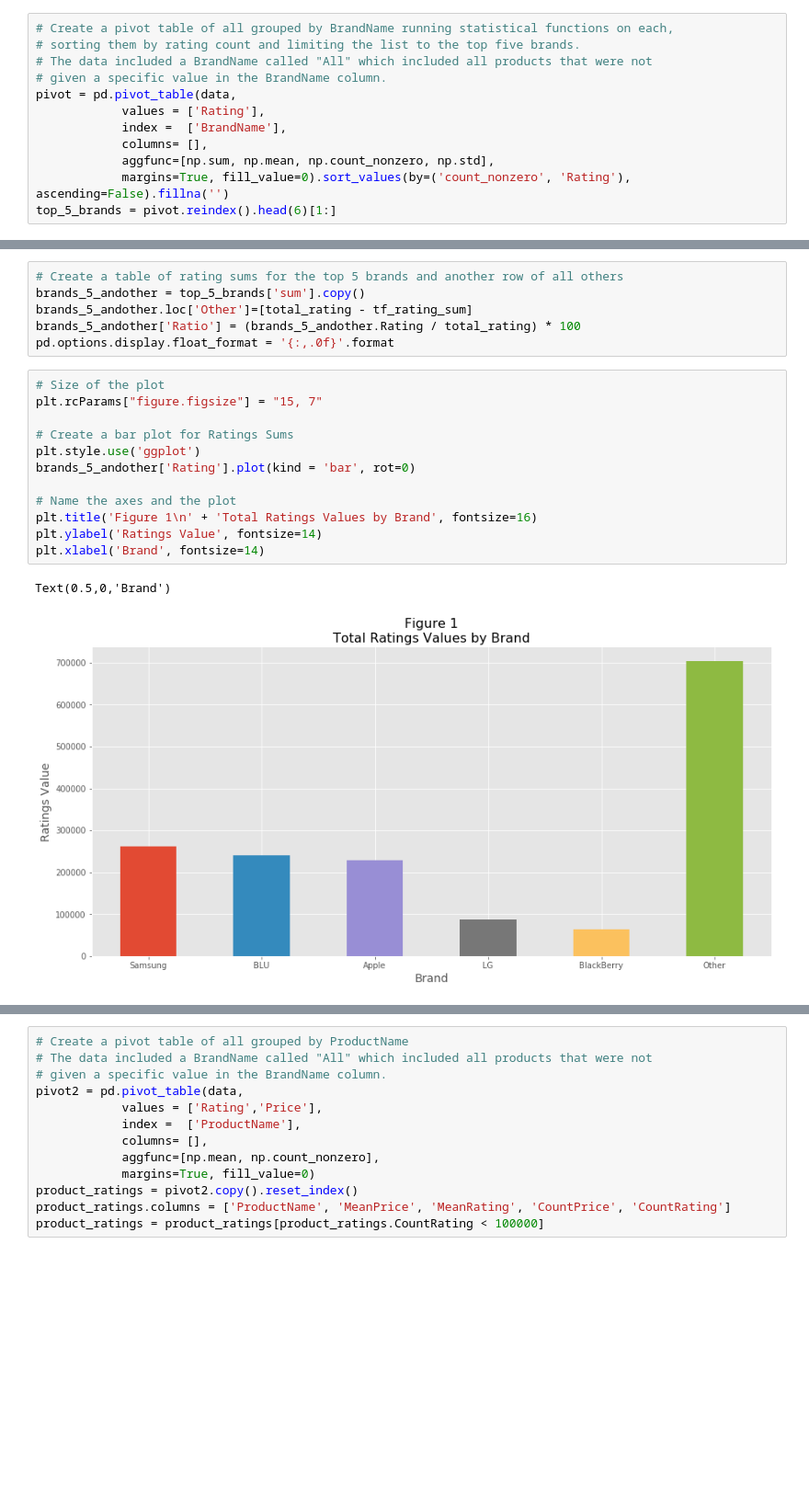
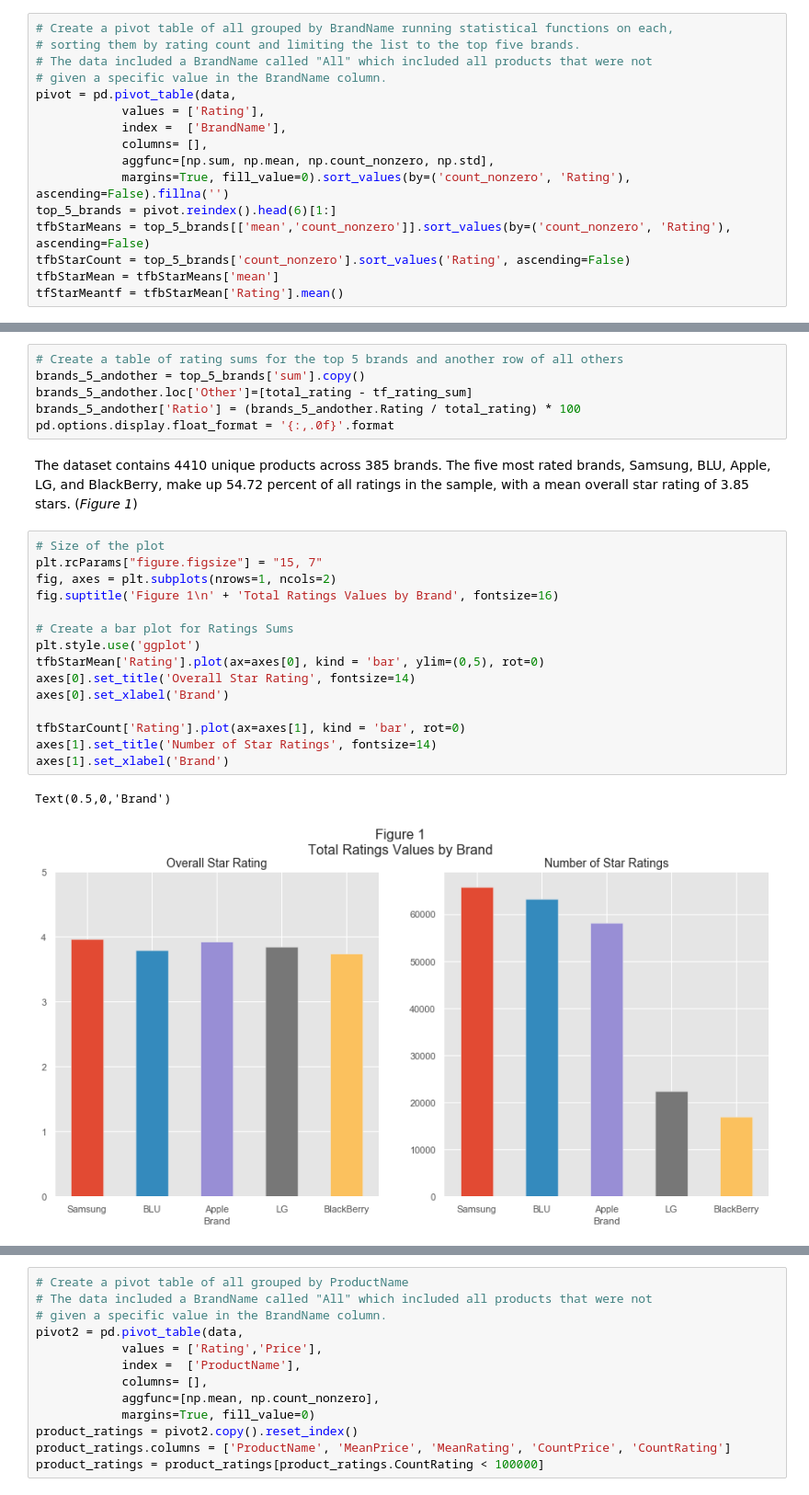
Before and after one commit to samfradkin/Thinkful-Data-Science, a Jupyter notebook: 1.1.5.1 Unit 1 Capstone - Narrative Analytics and Experimentation.ipynb, the cells around one changed output, grey strips where cells are left out. Shown at 92% size. Drawn from its saved outputs; the diff is of its cells as text; blank space fills up the shorter version.

```diff
--- a/1.1.5.1 Unit 1 Capstone - Narrative Analytics and Experimentation.ipynb
+++ b/1.1.5.1 Unit 1 Capstone - Narrative Analytics and Experimentation.ipynb
@@ -75,6 +79,10 @@ pivot = pd.pivot_table(data,
             aggfunc=[np.sum, np.mean, np.count_nonzero, np.std],
             margins=True, fill_value=0).sort_values(by=('count_nonzero', 'Rating'), ascending=False).fillna('')
 top_5_brands = pivot.reindex().head(6)[1:]
+tfbStarMeans = top_5_brands[['mean','count_nonzero']].sort_values(by=('count_nonzero', 'Rating'), ascending=False)
+tfbStarCount = top_5_brands['count_nonzero'].sort_values('Rating', ascending=False)
+tfbStarMean = tfbStarMeans['mean']
+tfStarMeantf = tfbStarMean['Rating'].mean()
 # %%
 # Create a list of the top five most positively rated brands
 top_5_brands_list = top_5_brands.index.tolist()
@@ -97,19 +110,24 @@ brands_5_andother = top_5_brands['sum'].copy()
 brands_5_andother.loc['Other']=[total_rating - tf_rating_sum]
 brands_5_andother['Ratio'] = (brands_5_andother.Rating / total_rating) * 100
 pd.options.display.float_format = '{:,.0f}'.format
+# %% [markdown]
+The dataset contains 4410 unique products across 385 brands. The five most rated brands, Samsung, BLU, Apple, LG, and BlackBerry, make up 54.72 percent of all ratings in the sample, with a mean overall star rating of 3.85 stars. (*Figure 1*)
 # %%
 # Size of the plot
 plt.rcParams["figure.figsize"] = "15, 7"
+fig, axes = plt.subplots(nrows=1, ncols=2)
+fig.suptitle('Figure 1\n' + 'Total Ratings Values by Brand', fontsize=16)
 
 # Create a bar plot for Ratings Sums
 plt.style.use('ggplot')
-brands_5_andother['Rating'].plot(kind = 'bar', rot=0)
+tfbStarMean['Rating'].plot(ax=axes[0], kind = 'bar', ylim=(0,5), rot=0)
+axes[0].set_title('Overall Star Rating', fontsize=14)
+axes[0].set_xlabel('Brand')
 
-# Name the axes and the plot
-plt.title('Figure 1\n' + 'Total Ratings Values by Brand', fontsize=16)
-plt.ylabel('Ratings Value', fontsize=14)
-plt.xlabel('Brand', fontsize=14)
+tfbStarCount['Rating'].plot(ax=axes[1], kind = 'bar', rot=0)
+axes[1].set_title('Number of Star Ratings', fontsize=14)
+axes[1].set_xlabel('Brand')
 # %% [output]
 Text(0.5,0,'Brand')
-[figure, old version]
+[figure, new version]
 # %% [markdown]
```
Also changed, not shown: parts of 13 cells of this notebook.
